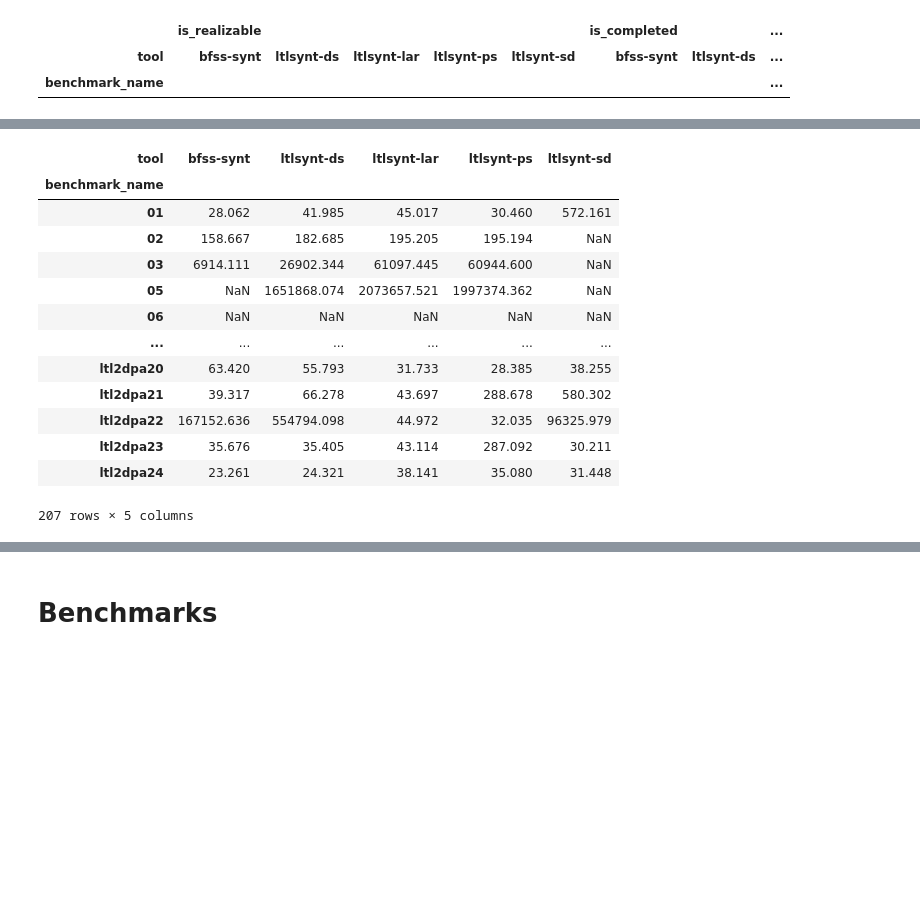
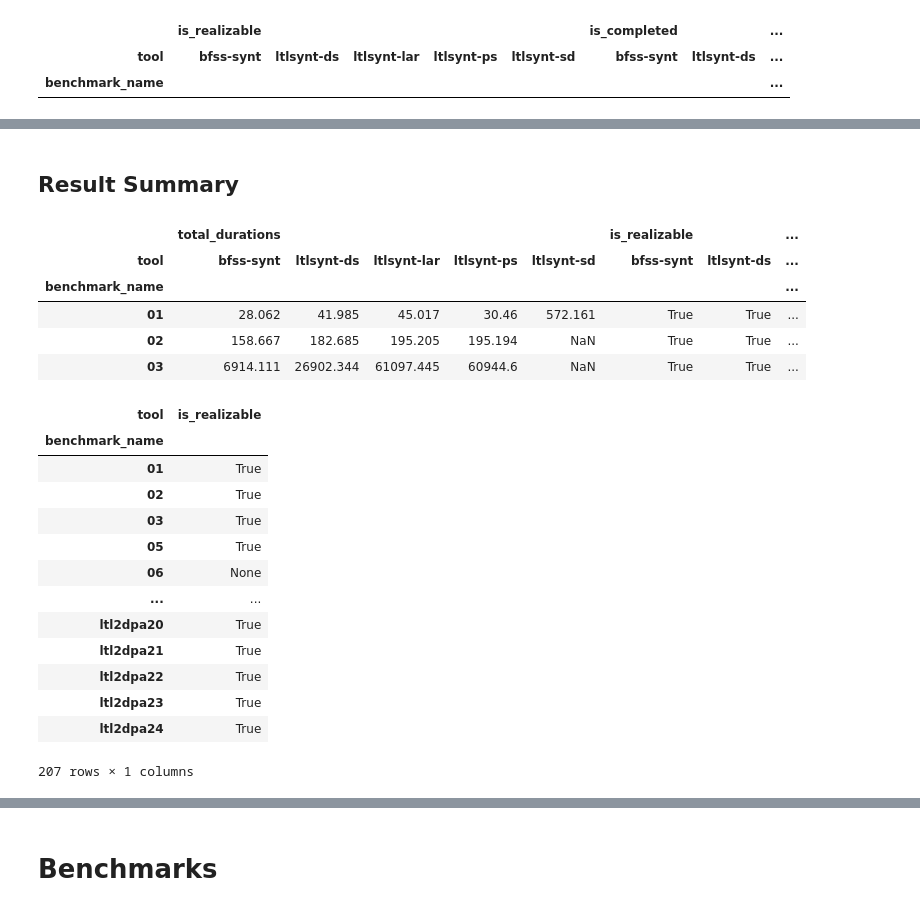
Before and after one commit to eliyaoo32/reactive-synthesis-bfss, a Jupyter notebook: notebooks/synthesis_experiements.ipynb, the cells around one changed output, grey strips where cells are left out. Drawn from its saved outputs; the diff is of its cells as text; code cells hidden in the pictures; blank space fills up the shorter version.

Commit message:
Analyzed the synthesis experiemnt results

```diff
--- a/notebooks/synthesis_experiements.ipynb
+++ b/notebooks/synthesis_experiements.ipynb
@@ -16,6 +17,9 @@ import re
 # Loading Data
 # %% [markdown]
 ## Synt Tools Loading
+# %%
+def extract_benchmark_name(benchmark_path):
+    return Path(benchmark_path).stem
 # %%
 @dataclass
 class BenchmarkResult:
@@ -33,7 +37,7 @@ class BenchmarkResult:
         total_duration_rgx = "Total Duration:\s*(\d+[.]?\d*)"
         tool_name_rgx = "Tool:\s*(.*)[*][/]"
         total_states_rgx = "States:\s*(\d+)"
-        benchmark_name = Path(hoa_filepath).stem
+        benchmark_name = extract_benchmark_name(hoa_filepath)
 
         is_completed = ("REALIZABLE" in hoa) or ("UNREALIZABLE" in hoa)
         total_duration = float(re.search(total_duration_rgx, hoa).group(1))
@@ -136,18 +136,51 @@ dependents_benchmarks_df[
+# %% [markdown]
+## Result Summary
 # %%
-synt_tools_duration = benchmarks_df.pivot(index='benchmark_name', columns='tool', values='total_durations').copy()
-synt_tools_duration
+pivoted_benchmarks_df = benchmarks_df.pivot(
+    index="benchmark_name",
+    columns="tool",
+    values=["total_durations","is_realizable","total_states","is_completed"]
+)
+pivoted_benchmarks_df.head(3)
 # %% [output]
-| tool | bfss-synt | ltlsynt-ds | ltlsynt-lar | ltlsynt-ps | ltlsynt-sd |
-| benchmark_name |  |  |  |  |  |
-| 01 | 28.062 | 41.985 | 45.017 | 30.460 | 572.161 |
-| 02 | 158.667 | 182.685 | 195.205 | 195.194 | NaN |
-| 03 | 6914.111 | 26902.344 | 61097.445 | 60944.600 | NaN |
-| 05 | NaN | 1651868.074 | 2073657.521 | 1997374.362 | NaN |
-| 06 | NaN | NaN | NaN | NaN | NaN |
-| ... | ... | ... | ... | ... | ... |
-| ltl2dpa20 | 63.420 | 55.793 | 31.733 | 28.385 | 38.255 |
-| ltl2dpa21 | 39.317 | 66.278 | 43.697 | 288.678 | 580.302 |
-| ltl2dpa22 | 167152.636 | 554794.098 | 44.972 | 32.035 | 96325.979 |
-| ltl2dpa23 | 35.676 | 35.405 | 43.114 | 287.092 | 30.211 |
-| ltl2dpa24 | 23.261 | 24.321 | 38.141 | 35.080 | 31.448 |
+|  | total_durations |  |  |  |  | is_realizable |  | ... |
+| tool | bfss-synt | ltlsynt-ds | ltlsynt-lar | ltlsynt-ps | ltlsynt-sd | bfss-synt | ltlsynt-ds | ... |
+| benchmark_name |  |  |  |  |  |  |  | ... |
+| 01 | 28.062 | 41.985 | 45.017 | 30.46 | 572.161 | True | True | ... |
+| 02 | 158.667 | 182.685 | 195.205 | 195.194 | NaN | True | True | ... |
+| 03 | 6914.111 | 26902.344 | 61097.445 | 60944.6 | NaN | True | True | ... |
-207 rows × 5 columns
+# %%
+# Verify if a benchmark is realizable by the result of all all tools
+realizability_df = pivoted_benchmarks_df["is_realizable"].copy()
+def get_realizability(row):
+    colunms = realizability_df.columns.to_list()
+    # If all None, return None
+    if all([row[col] is None for col in colunms]):
+        return None
+    # If any is True, return True
+    if any([row[col] is True for col in colunms]):
+        return True
+    # If any is False, return False
+    if any([row[col] is False for col in colunms]):
+        return False
+
+    raise Exception("Should not reach here")
+
+realizability_df["is_realizable"] = realizability_df.apply(get_realizability, axis=1)
+realizability_df = realizability_df[["is_realizable"]]
+realizability_df
+# %% [output]
+| tool | is_realizable |
+| benchmark_name |  |
+| 01 | True |
+| 02 | True |
+| 03 | True |
+| 05 | True |
+| 06 | None |
+| ... | ... |
+| ltl2dpa20 | True |
+| ltl2dpa21 | True |
+| ltl2dpa22 | True |
+| ltl2dpa23 | True |
+| ltl2dpa24 | True |
+207 rows × 1 columns
```
Also changed, not shown: parts of 18 cells of this notebook.
